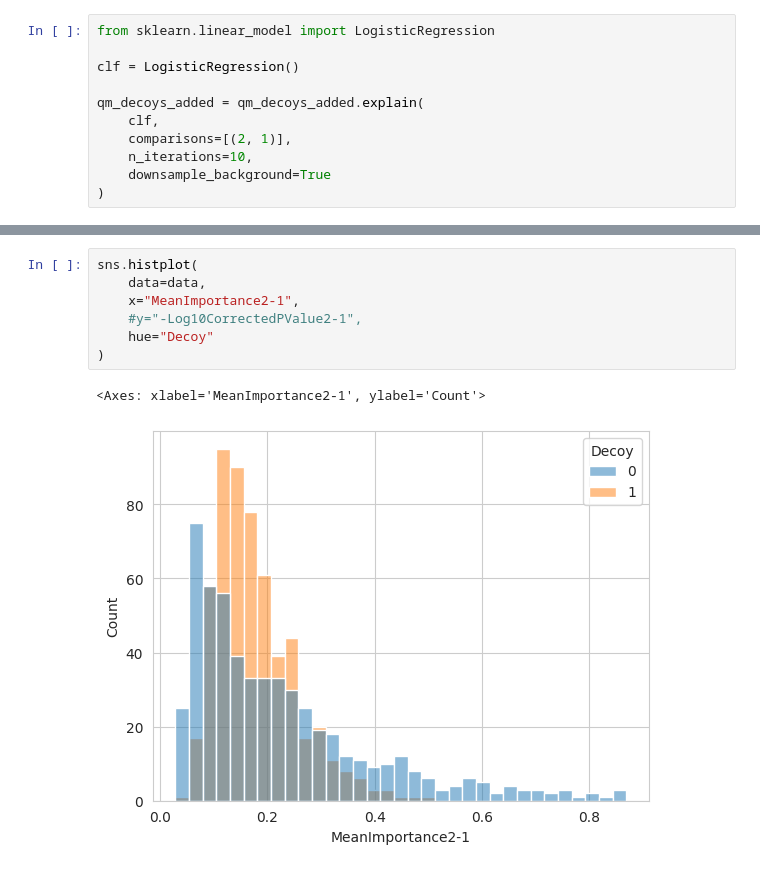
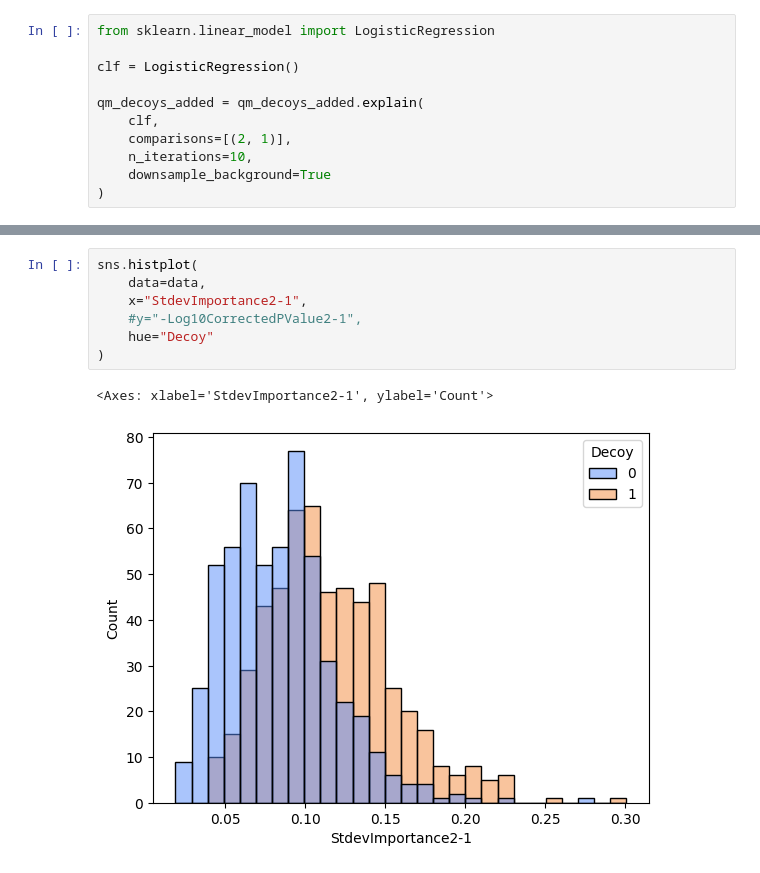
Before and after one commit to InfectionMedicineProteomics/DPKS, a Jupyter notebook: notebooks/fdr.ipynb, the cells around one changed output, grey strips where cells are left out. Drawn from its saved outputs; the diff is of its cells as text.

```diff
--- a/notebooks/fdr.ipynb
+++ b/notebooks/fdr.ipynb
@@ -139,13 +93,13 @@ sns.scatterplot(
 # %%
 sns.histplot(
     data=data,
-    x="MeanImportance2-1",
+    x="StdevImportance2-1",
     #y="-Log10CorrectedPValue2-1",
     hue="Decoy"
 )
 # %% [output]
-<Axes: xlabel='MeanImportance2-1', ylabel='Count'>
+<Axes: xlabel='StdevImportance2-1', ylabel='Count'>
-[figure, old version]
+[figure, new version]
 # %%
 clf = LogisticRegression()
 
```
Also changed, not shown: parts of 46 cells of this notebook, 1 other file.
